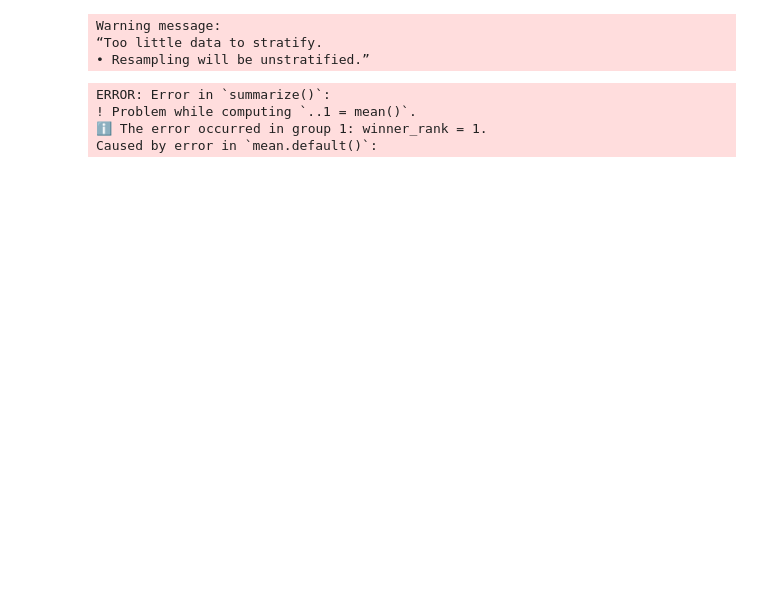
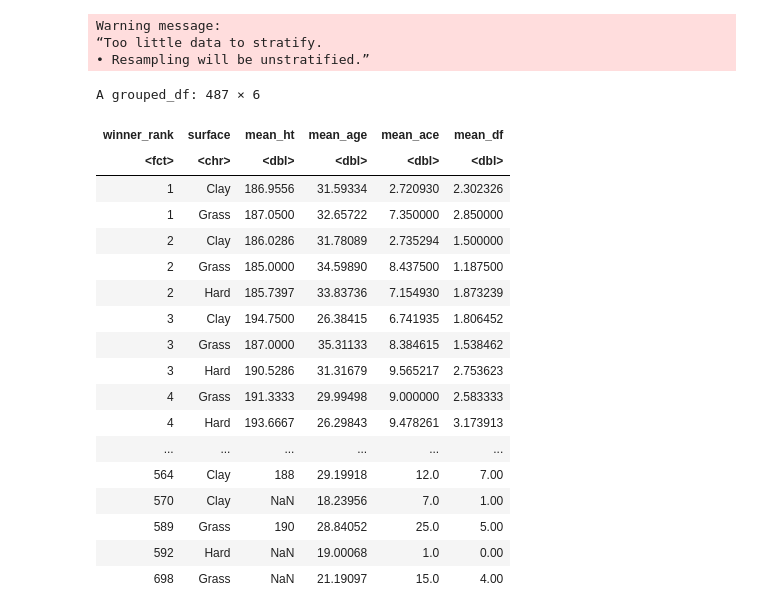
Before and after one commit to KatieSwan/DSCI100_GroupProject, a Jupyter notebook: Project_Proposal.ipynb, the cells around one changed output. Cells and saved outputs as stored; diff of their text form; code cells hidden in the pictures; blank space fills up the shorter version.

```diff
--- a/Project_Proposal.ipynb
+++ b/Project_Proposal.ipynb
@@ -82,12 +111,25 @@ tennis_testing <- testing(tennis_split)
 Warning message:
 “Too little data to stratify.
 • Resampling will be unstratified.”
-# %%
-tennis_training|>
-    group_by(winner_rank, surface)|>
-    summarize(mean())
-# %% [output]
-ERROR: Error in `summarize()`:
-! Problem while computing `..1 = mean()`.
-ℹ The error occurred in group 1: winner_rank = 1.
-Caused by error in `mean.default()`:
+# %%
+tennis_training
+# %% [output]
+A grouped_df: 487 × 6
+| winner_rank | surface | mean_ht | mean_age | mean_ace | mean_df |
+| <fct> | <chr> | <dbl> | <dbl> | <dbl> | <dbl> |
+| 1 | Clay | 186.9556 | 31.59334 | 2.720930 | 2.302326 |
+| 1 | Grass | 187.0500 | 32.65722 | 7.350000 | 2.850000 |
+| 2 | Clay | 186.0286 | 31.78089 | 2.735294 | 1.500000 |
+| 2 | Grass | 185.0000 | 34.59890 | 8.437500 | 1.187500 |
+| 2 | Hard | 185.7397 | 33.83736 | 7.154930 | 1.873239 |
+| 3 | Clay | 194.7500 | 26.38415 | 6.741935 | 1.806452 |
+| 3 | Grass | 187.0000 | 35.31133 | 8.384615 | 1.538462 |
+| 3 | Hard | 190.5286 | 31.31679 | 9.565217 | 2.753623 |
+| 4 | Grass | 191.3333 | 29.99498 | 9.000000 | 2.583333 |
+| 4 | Hard | 193.6667 | 26.29843 | 9.478261 | 3.173913 |
+| ... | ... | ... | ... | ... | ... |
+| 564 | Clay | 188 | 29.19918 | 12.0 | 7.00 |
+| 570 | Clay | NaN | 18.23956 | 7.0 | 1.00 |
+| 589 | Grass | 190 | 28.84052 | 25.0 | 5.00 |
+| 592 | Hard | NaN | 19.00068 | 1.0 | 0.00 |
+| 698 | Grass | NaN | 21.19097 | 15.0 | 4.00 |
```
Also changed, not shown: parts of 3 cells of this notebook.
